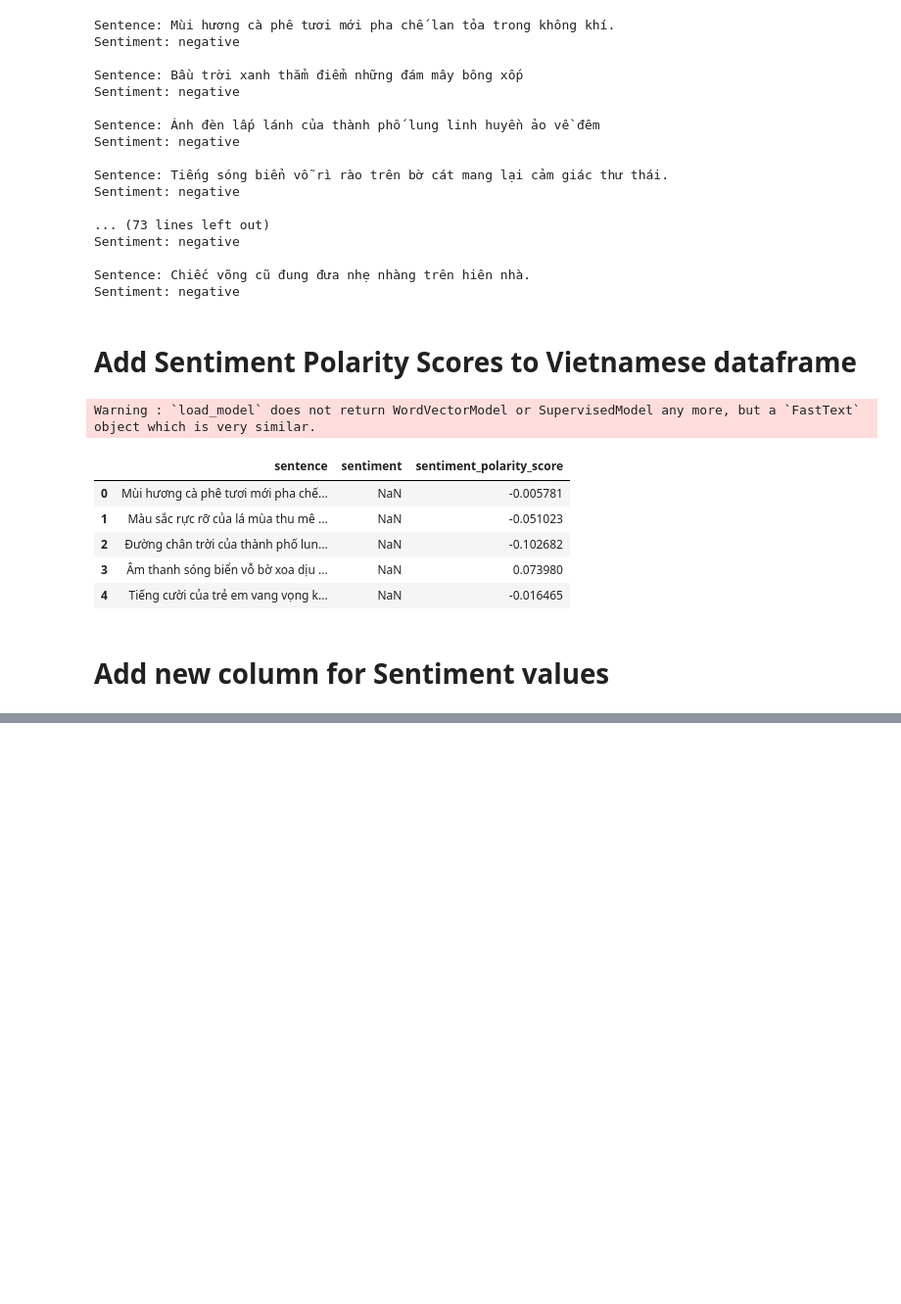
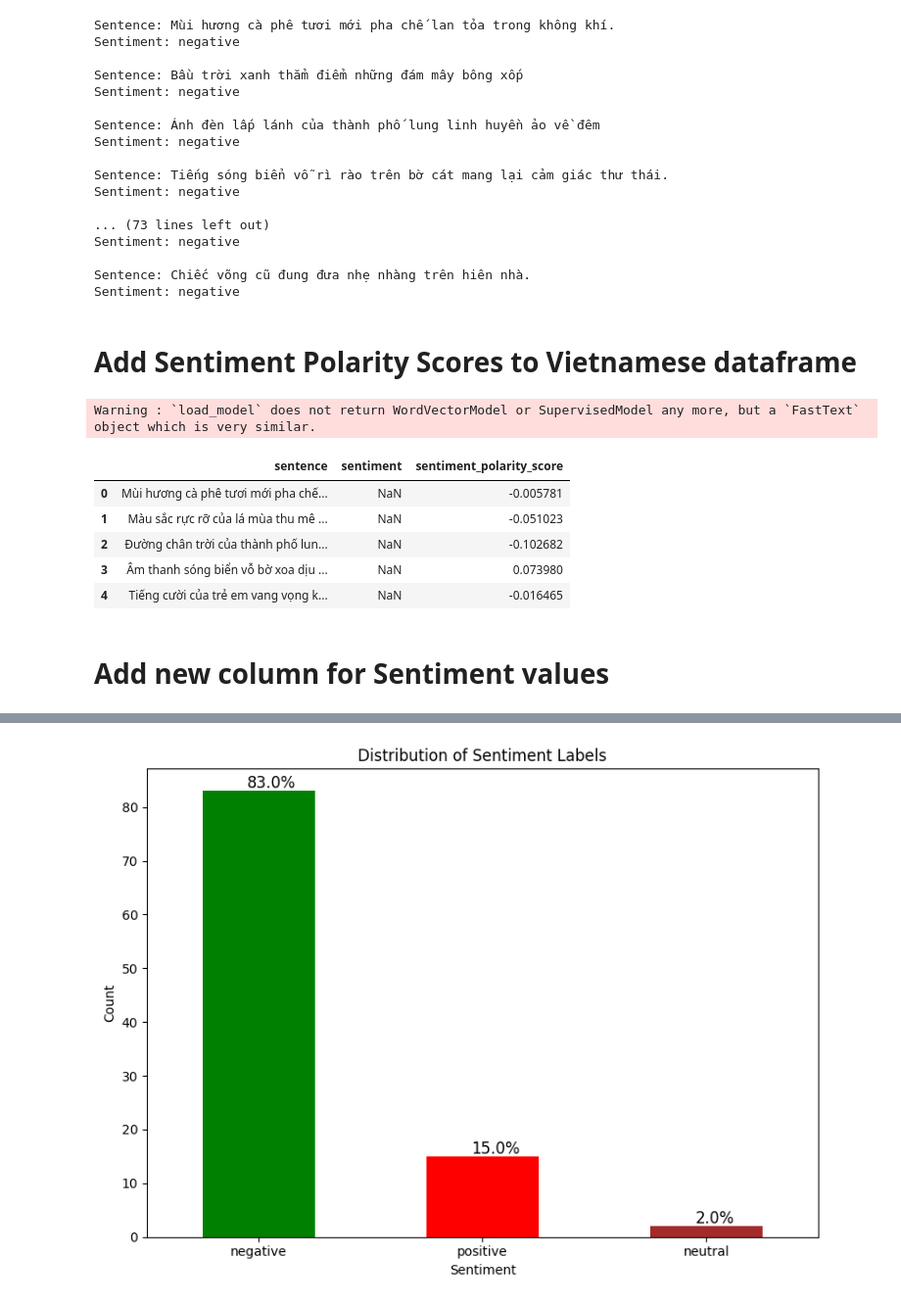
Before and after one commit to HowardHNguyen/NLP, a Jupyter notebook: Sentiment_Analysis_for_Vietnamese_using_fastText_methodology.ipynb, the cells around one changed output, grey strips where cells are left out. Shown at 98% size. Cells and saved outputs as stored; diff of their text form; code cells hidden in the pictures; blank space fills up the shorter version.

```diff
--- a/Sentiment_Analysis_for_Vietnamese_using_fastText_methodology.ipynb
+++ b/Sentiment_Analysis_for_Vietnamese_using_fastText_methodology.ipynb
@@ -313,0 +343,3 @@ vi_text_file.to_csv('/content/drive/MyDrive/data/final_vietnamese_text_file.csv'
+# %%
+# coun the number of occurances of each sentiment label
+sentiment_counts = vi_text_file['sentiment'].value_counts()
@@ -313,0 +351,22 @@ vi_text_file.to_csv('/content/drive/MyDrive/data/final_vietnamese_text_file.csv'
+# %%
+plt.figure(figsize=(8, 6))
+ax = sentiment_counts.plot(kind='bar', color=['green', 'red', 'brown'])
+plt.title('Distribution of Sentiment Labels')
+plt.xlabel('Sentiment')
+plt.ylabel('Count')
+plt.xticks(rotation=0)  # Rotate x-axis labels
+
+# Calculate total count
+total = float(sum(sentiment_counts))
+
+# Annotate each bar with its percentage value
+for p in ax.patches:
+    percentage = '{:.1f}%'.format(100 * p.get_height()/total)
+    x = p.get_x() + p.get_width() / 2 - 0.05
+    y = p.get_height() + 0.5
+    ax.annotate(percentage, (x, y), size=12)
+
+plt.tight_layout()
+plt.show()
+# %% [output]
+[figure, added]
```
Also changed, not shown: parts of 8 cells of this notebook.
